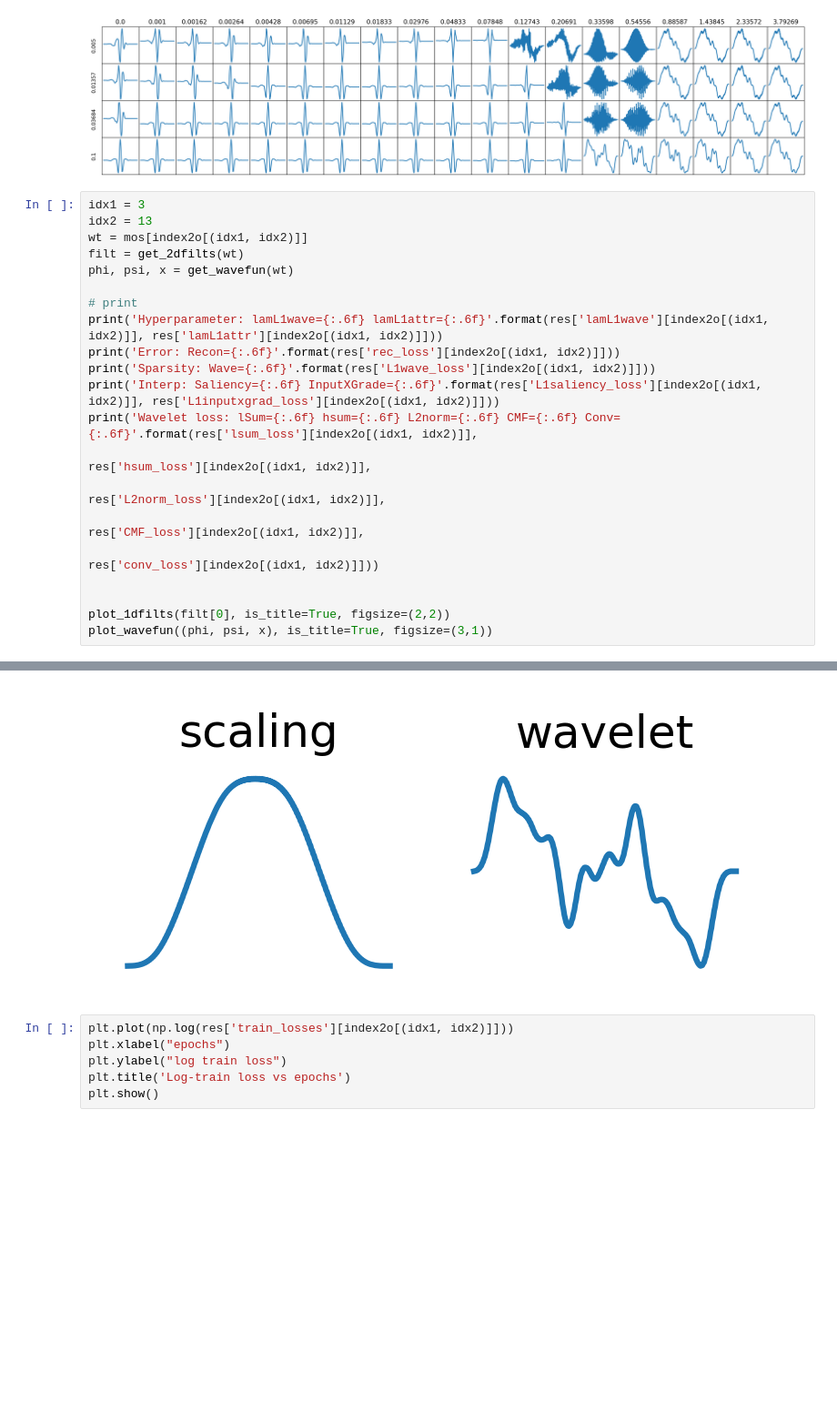
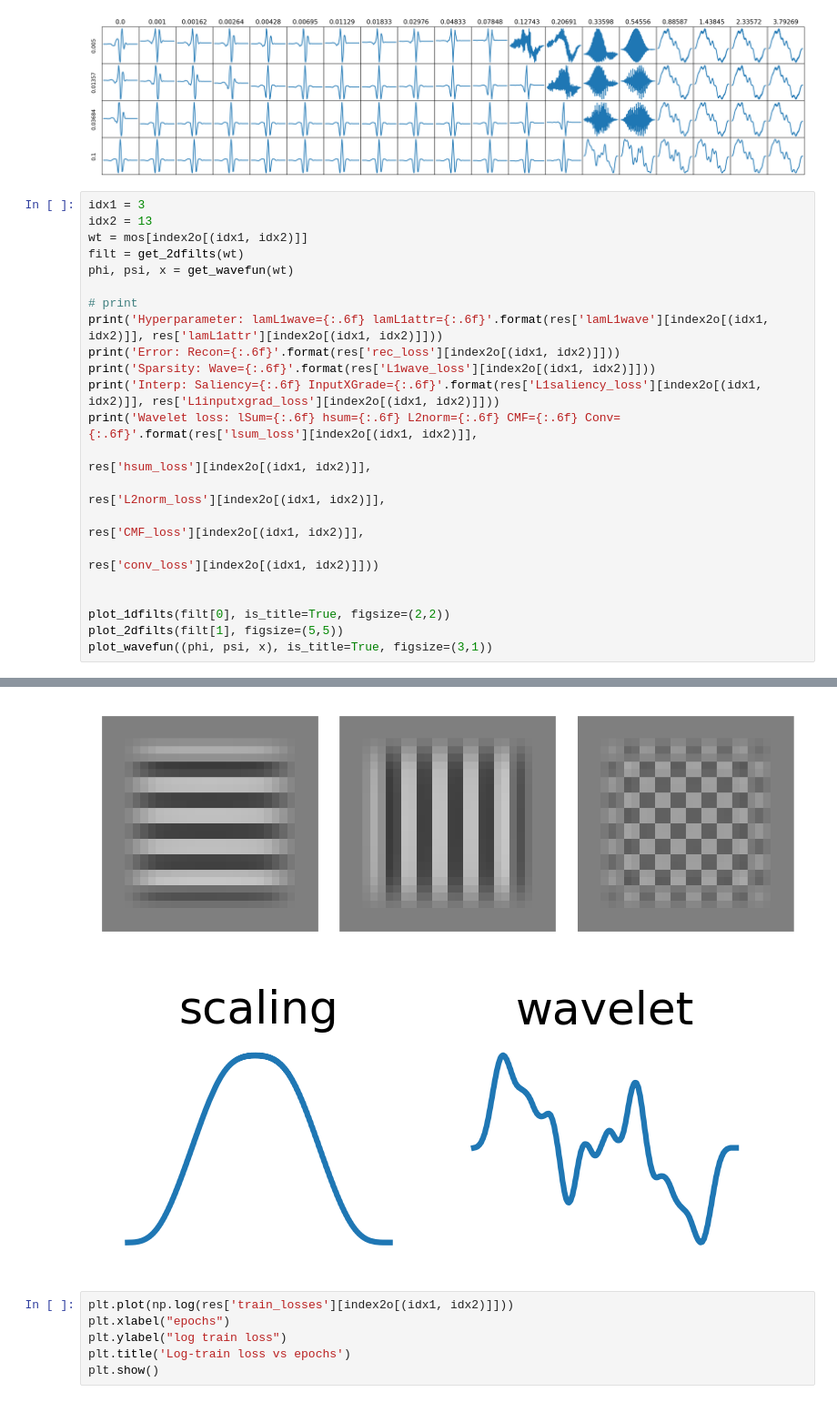
Before and after one commit to Yu-Group/adaptive-wavelets, a Jupyter notebook: notebooks/cosmology/01_results.ipynb, the cells around one changed output, grey strips where cells are left out. Shown at 91% size. Saved outputs shown, nothing was run; the diff lists cells and outputs as text; blank space fills up the shorter version.

```diff
--- a/notebooks/cosmology/01_results.ipynb
+++ b/notebooks/cosmology/01_results.ipynb
@@ -115,32 +115,34 @@ plt.show()
 # %%
 idx1 = 3
 idx2 = 13
 wt = mos[index2o[(idx1, idx2)]]
 filt = get_2dfilts(wt)
 phi, psi, x = get_wavefun(wt)
 
 # print
 print('Hyperparameter: lamL1wave={:.6f} lamL1attr={:.6f}'.format(res['lamL1wave'][index2o[(idx1, idx2)]], res['lamL1attr'][index2o[(idx1, idx2)]]))
 print('Error: Recon={:.6f}'.format(res['rec_loss'][index2o[(idx1, idx2)]]))
 print('Sparsity: Wave={:.6f}'.format(res['L1wave_loss'][index2o[(idx1, idx2)]]))
 print('Interp: Saliency={:.6f} InputXGrade={:.6f}'.format(res['L1saliency_loss'][index2o[(idx1, idx2)]], res['L1inputxgrad_loss'][index2o[(idx1, idx2)]]))
 print('Wavelet loss: lSum={:.6f} hsum={:.6f} L2norm={:.6f} CMF={:.6f} Conv={:.6f}'.format(res['lsum_loss'][index2o[(idx1, idx2)]],
                                                                                           res['hsum_loss'][index2o[(idx1, idx2)]],
                                                                                           res['L2norm_loss'][index2o[(idx1, idx2)]],
                                                                                           res['CMF_loss'][index2o[(idx1, idx2)]],
                                                                                           res['conv_loss'][index2o[(idx1, idx2)]]))
 
 
 plot_1dfilts(filt[0], is_title=True, figsize=(2,2))
+plot_2dfilts(filt[1], figsize=(5,5))
 plot_wavefun((phi, psi, x), is_title=True, figsize=(3,1))
 # %% [output]
 Hyperparameter: lamL1wave=0.100000 lamL1attr=0.335980
 Error: Recon=19.221607
 Sparsity: Wave=0.414047
 Interp: Saliency=1.475622 InputXGrade=0.000059
 Wavelet loss: lSum=0.521288 hsum=0.000000 L2norm=0.483903 CMF=9.687378 Conv=0.484214
 [figure]
-[figure, old version]
+[figure, new version]
+[figure, added]
 # %%
 plt.plot(np.log(res['train_losses'][index2o[(idx1, idx2)]]))
 plt.xlabel("epochs")
```
Also changed, not shown: parts of 1 cell of this notebook, 5 other files.
